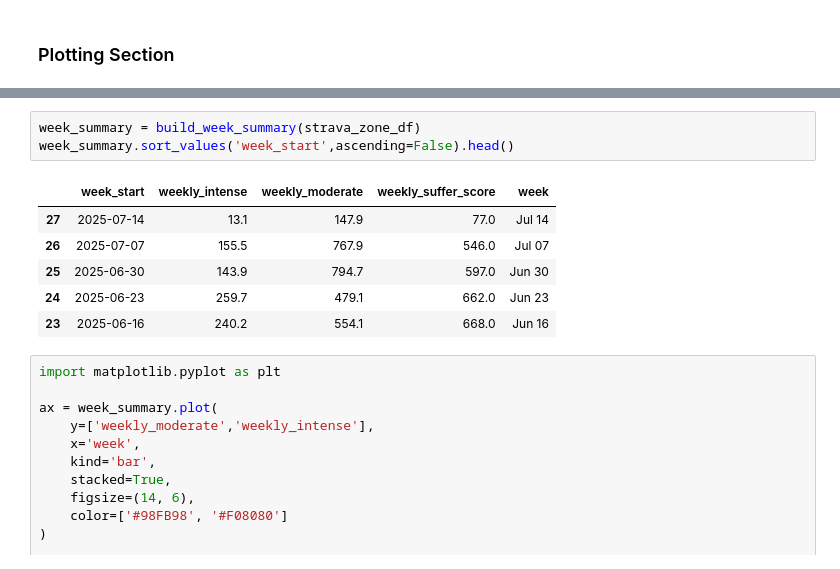
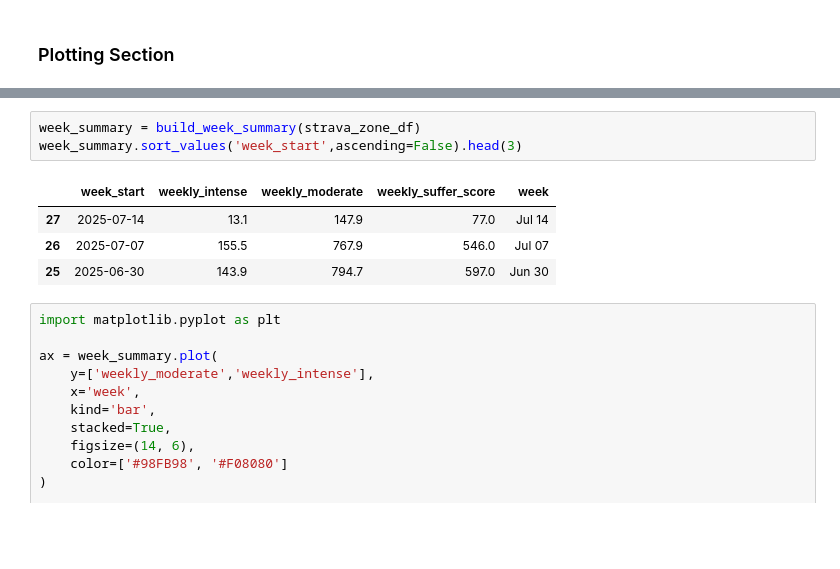
Before and after one commit to edterrell/healthy_heart, a Jupyter notebook: strava_API.ipynb, the cells around one changed output, grey strips where cells are left out. Cells and saved outputs as stored; diff of their text form; blank space fills up the shorter version.

```diff
--- a/strava_API.ipynb
+++ b/strava_API.ipynb
@@ -269,13 +266,11 @@ strava_zone_df.head()
 # %%
 week_summary = build_week_summary(strava_zone_df)
-week_summary.sort_values('week_start',ascending=False).head()
+week_summary.sort_values('week_start',ascending=False).head(3)
 # %% [output]
 |  | week_start | weekly_intense | weekly_moderate | weekly_suffer_score | week |
 | 27 | 2025-07-14 | 13.1 | 147.9 | 77.0 | Jul 14 |
 | 26 | 2025-07-07 | 155.5 | 767.9 | 546.0 | Jul 07 |
 | 25 | 2025-06-30 | 143.9 | 794.7 | 597.0 | Jun 30 |
-| 24 | 2025-06-23 | 259.7 | 479.1 | 662.0 | Jun 23 |
-| 23 | 2025-06-16 | 240.2 | 554.1 | 668.0 | Jun 16 |
 # %%
 import matplotlib.pyplot as plt
 
```
Also changed, not shown: parts of 15 cells of this notebook, 3 other files.
